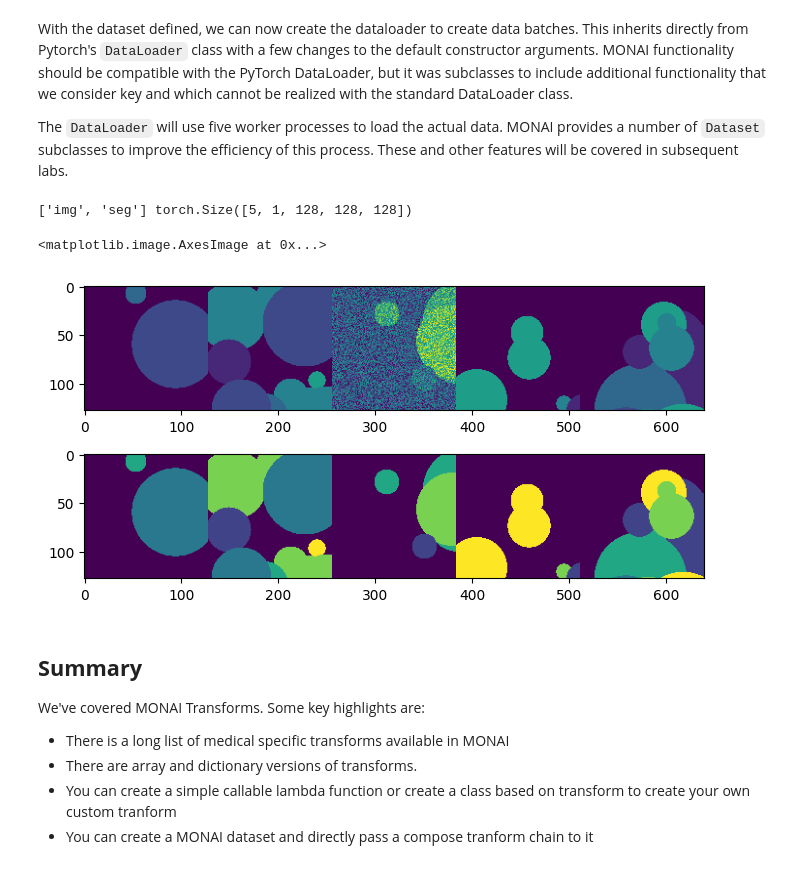
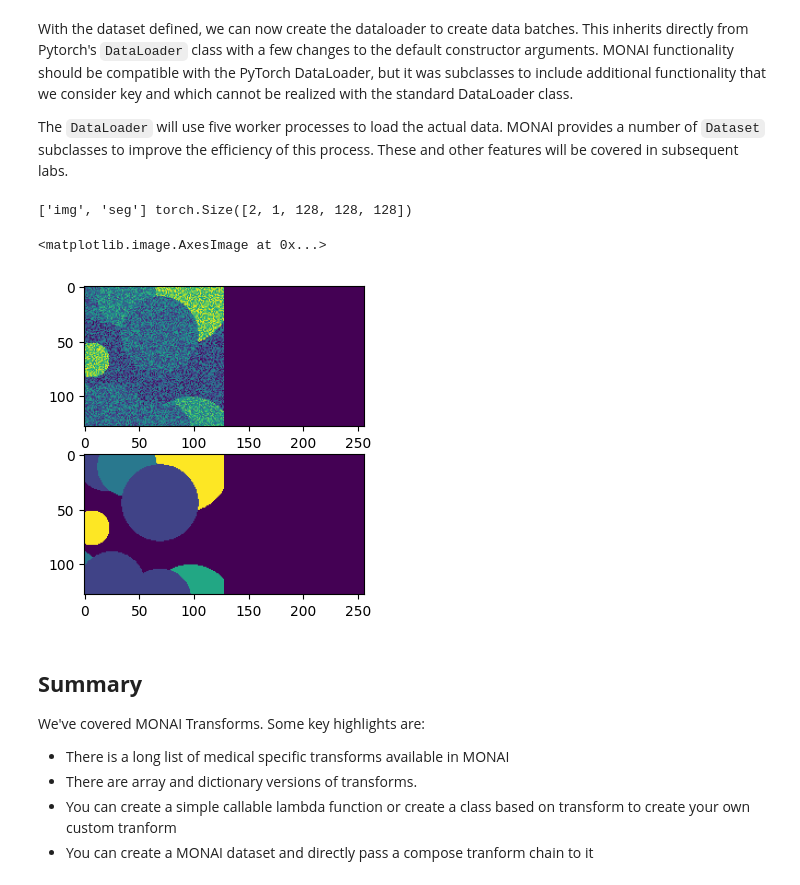
Before and after one commit to agovilhapi9/cpython, a Jupyter notebook: day1/1. Getting Started with MONAI.ipynb, the cells around one changed output. Drawn from its saved outputs; the diff is of its cells as text; code cells hidden in the pictures.

```diff
--- a/day1/1. Getting Started with MONAI.ipynb
+++ b/day1/1. Getting Started with MONAI.ipynb
@@ -545,17 +546,18 @@ With the dataset defined, we can now create the dataloader to create data batche
 
 The `DataLoader` will use five worker processes to load the actual data. MONAI provides a number of `Dataset` subclasses to improve the efficiency of this process. These and other features will be covered in subsequent labs.
 # %%
-loader = DataLoader(ds, batch_size=5, num_workers=5)
+# loader = DataLoader(ds, batch_size=5, num_workers=5)
+loader = DataLoader(ds, batch_size=2, num_workers=2)
 batch = first(loader)
 print(list(batch.keys()), batch["img"].shape)
 
 f, ax = plt.subplots(2, 1, figsize=(8, 4))
 ax[0].imshow(np.hstack(batch["img"][:, 0, 64]))
 ax[1].imshow(np.hstack(batch["seg"][:, 0, 64]))
 # %% [output]
-['img', 'seg'] torch.Size([5, 1, 128, 128, 128])
+['img', 'seg'] torch.Size([2, 1, 128, 128, 128])
 <matplotlib.image.AxesImage at 0x...>
-[figure, old version]
+[figure, new version]
 # %% [markdown]
 ## **Summary**
 
```
Also changed, not shown: parts of 9 cells of this notebook.
